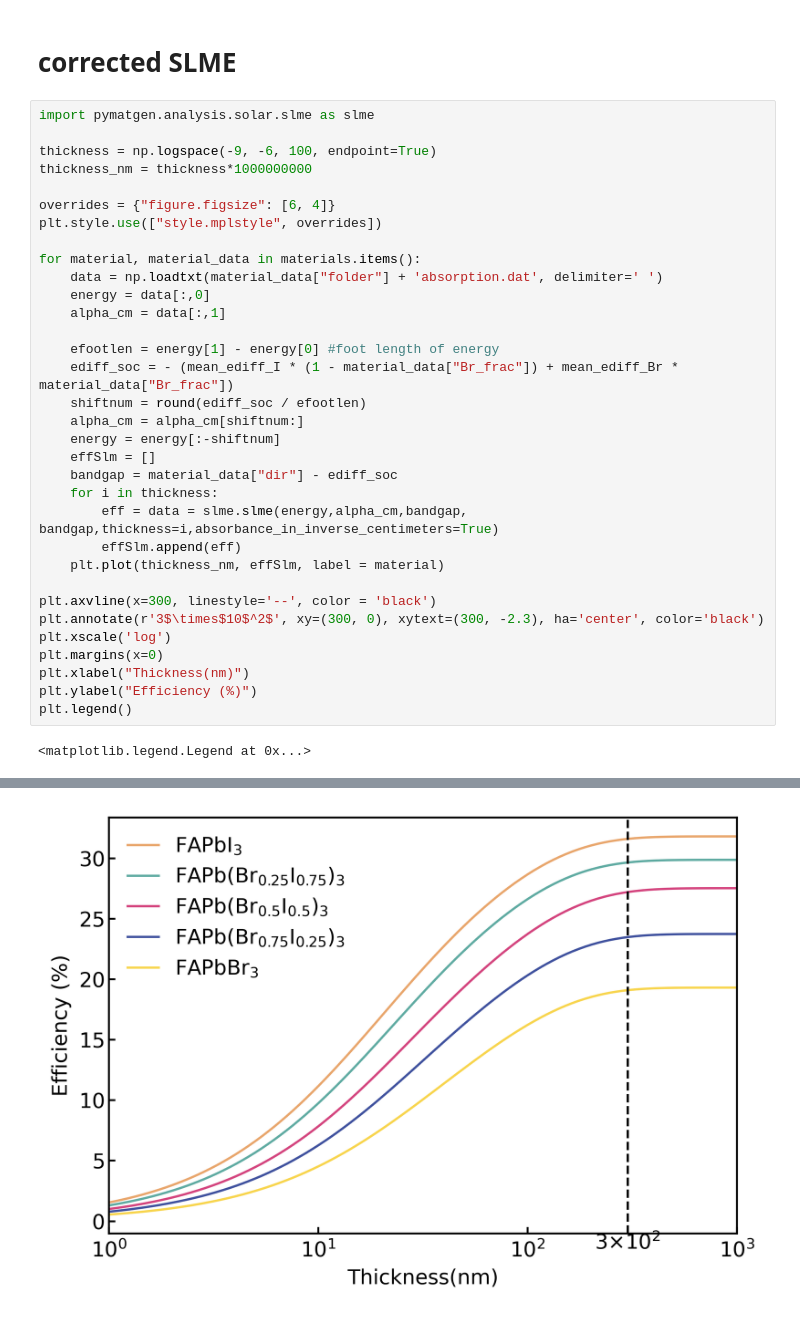
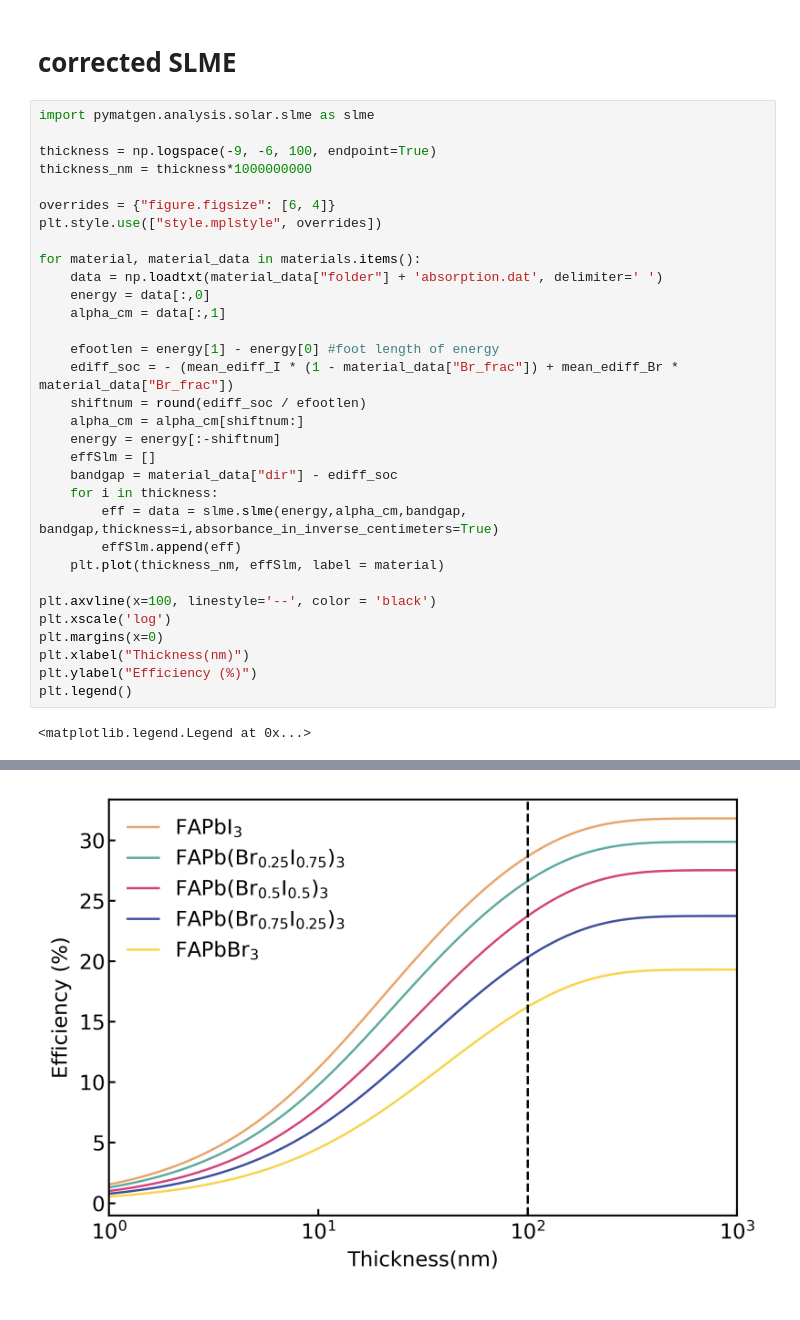
Before and after one commit to SAMAece/Jupyterlab, a Jupyter notebook: Used/optical/correction.ipynb, the cells around one changed output, grey strips where cells are left out. Drawn from its saved outputs; the diff is of its cells as text.

```diff
--- a/Used/optical/correction.ipynb
+++ b/Used/optical/correction.ipynb
@@ -191,33 +191,32 @@ for material, material_data in materials.items():
     bandgap = material_data["dir"] - ediff_soc
     for i in thickness:
         eff = data = slme.slme(energy,alpha_cm,bandgap, bandgap,thickness=i,absorbance_in_inverse_centimeters=True)
         effSlm.append(eff)
     plt.plot(thickness_nm, effSlm, label = material)
 
-plt.axvline(x=300, linestyle='--', color = 'black')
-plt.annotate(r'3$\times$10$^2$', xy=(300, 0), xytext=(300, -2.3), ha='center', color='black')
+plt.axvline(x=100, linestyle='--', color = 'black')
 plt.xscale('log')
 plt.margins(x=0)
 plt.xlabel("Thickness(nm)")
 plt.ylabel("Efficiency (%)")
 plt.legend()
 # %% [output]
 <matplotlib.legend.Legend at 0x...>
 findfont: Generic family 'sans-serif' not found because none of the following families were found: Whitney Pro, Arial, Helvetica, Catamaran, Liberation Sans, Andale Sans
 findfont: Generic family 'sans-serif' not found because none of the following families were found: Whitney Pro, Arial, Helvetica, Catamaran, Liberation Sans, Andale Sans
 findfont: Generic family 'sans-serif' not found because none of the following families were found: Whitney Pro, Arial, Helvetica, Catamaran, Liberation Sans, Andale Sans
 findfont: Generic family 'sans-serif' not found because none of the following families were found: Whitney Pro, Arial, Helvetica, Catamaran, Liberation Sans, Andale Sans
 findfont: Generic family 'sans-serif' not found because none of the following families were found: Whitney Pro, Arial, Helvetica, Catamaran, Liberation Sans, Andale Sans
 findfont: Generic family 'sans-serif' not found because none of the following families were found: Whitney Pro, Arial, Helvetica, Catamaran, Liberation Sans, Andale Sans
 findfont: Generic family 'sans-serif' not found because none of the following families were found: Whitney Pro, Arial, Helvetica, Catamaran, Liberation Sans, Andale Sans
 findfont: Generic family 'sans-serif' not found because none of the following families were found: Whitney Pro, Arial, Helvetica, Catamaran, Liberation Sans, Andale Sans
 findfont: Generic family 'sans-serif' not found because none of the following families were found: Whitney Pro, Arial, Helvetica, Catamaran, Liberation Sans, Andale Sans
 findfont: Generic family 'sans-serif' not found because none of the following families were found: Whitney Pro, Arial, Helvetica, Catamaran, Liberation Sans, Andale Sans
 findfont: Generic family 'sans-serif' not found because none of the following families were found: Whitney Pro, Arial, Helvetica, Catamaran, Liberation Sans, Andale Sans
 findfont: Generic family 'sans-serif' not found because none of the following families were found: Whitney Pro, Arial, Helvetica, Catamaran, Liberation Sans, Andale Sans
 ... (112 lines left out)
 findfont: Generic family 'sans-serif' not found because none of the following families were found: Whitney Pro, Arial, Helvetica, Catamaran, Liberation Sans, Andale Sans
 findfont: Generic family 'sans-serif' not found because none of the following families were found: Whitney Pro, Arial, Helvetica, Catamaran, Liberation Sans, Andale Sans
 findfont: Generic family 'sans-serif' not found because none of the following families were found: Whitney Pro, Arial, Helvetica, Catamaran, Liberation Sans, Andale Sans
 findfont: Generic family 'sans-serif' not found because none of the following families were found: Whitney Pro, Arial, Helvetica, Catamaran, Liberation Sans, Andale Sans
-[figure, old version]
+[figure, new version]
```
